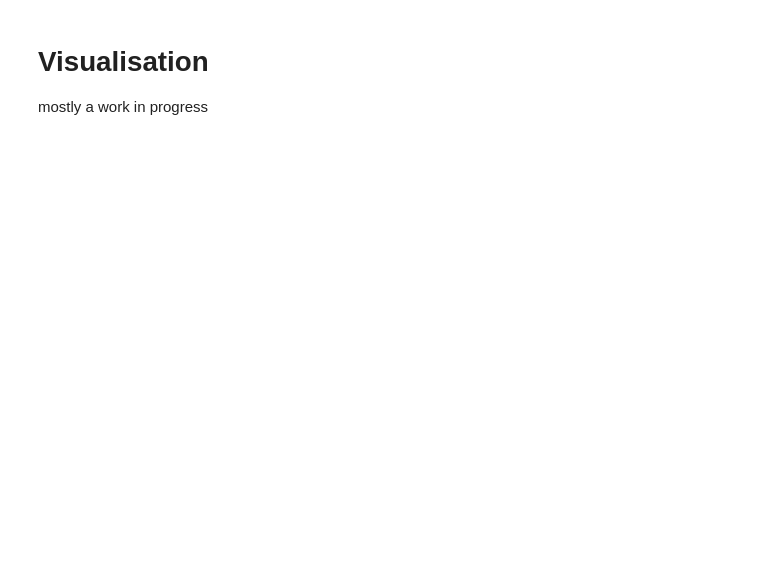
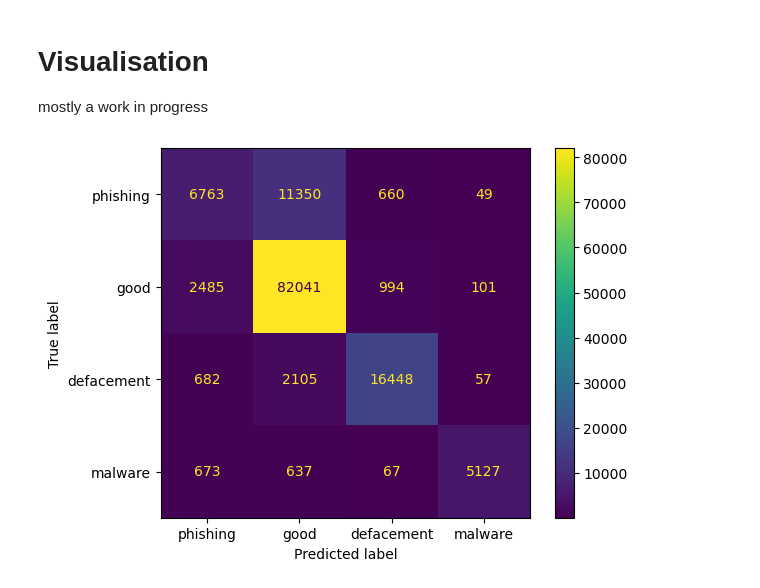
Before and after one commit to TheDelta220/Phishing-URL-Detection, a Jupyter notebook: Phishing URL Detection.ipynb, the cells around one changed output. Drawn from its saved outputs; the diff is of its cells as text; code cells hidden in the pictures; blank space fills up the shorter version.

```diff
--- a/Phishing URL Detection.ipynb
+++ b/Phishing URL Detection.ipynb
@@ -227,14 +247,18 @@ mostly a work in progress
 # %%
 from sklearn import metrics
 import matplotlib.pyplot as plt
 import numpy
 
 actual = Y_test
 predicted = Y_pred
 
 confusion_matrix = metrics.confusion_matrix(actual, predicted)
+label_names = {0: "phishing", 1: "good", 2: "defacement", 3: "malware"}
+display_labels = [label_names[c] for c in clf.classes_]
 
-cm_display = metrics.ConfusionMatrixDisplay(confusion_matrix = confusion_matrix, display_labels = [0, 1])
+cm_display = metrics.ConfusionMatrixDisplay(confusion_matrix = confusion_matrix, display_labels = display_labels)
 
 cm_display.plot()
 plt.show()
+# %% [output]
+[figure, added]
```
Also changed, not shown: parts of 7 cells of this notebook.
